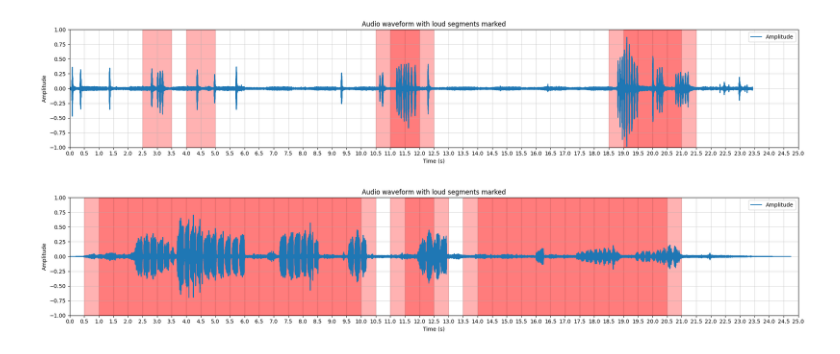
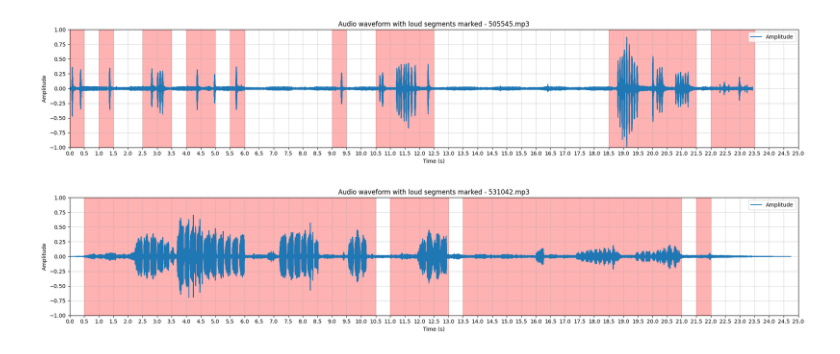
Before and after one commit to FathanAM0/Dasar-Kecerdasan-Artificial_Tugas-Besar, a Jupyter notebook: Dataset/code_labeling_xc.ipynb, the cells around one changed output. Cells and saved outputs as stored; diff of their text form; code cells hidden in the pictures.

```diff
--- a/Dataset/code_labeling_xc.ipynb
+++ b/Dataset/code_labeling_xc.ipynb
@@ -13,12 +14,13 @@ OVERLAP_DURATION = int(0.5 * SAMPLE_RATE)
 dir_data_xc = r"C:\Users\Lulay\Documents\GitHub\Dasar-Kecerdasan-Artificial_Tugas-Besar\Dataset\xeno-canto"
 # %%
 def load_and_plot(path, list_result):
+    file_name = os.path.basename(path)
     audio, sr = librosa.load(path, sr=SAMPLE_RATE)
     time_axis = np.linspace(0, len(audio) / sr, len(audio))
 
     plt.figure(figsize=(20, 4))
     plt.plot(time_axis, audio, label="Amplitude")
-    plt.title("Audio waveform with loud segments marked")
+    plt.title(f"Audio waveform with loud segments marked - {file_name}")
     plt.xlabel("Time (s)")
     plt.ylabel("Amplitude")
 
@@ -73,8 +75,8 @@ load_and_plot(dir_data_xc+"/498380.mp3",[[0.0, 1.0], [0.5, 1.5], [1.0, 2.0], [1.
 # %%
-load_and_plot(dir_data_xc+"/505545.mp3",[[2.5, 3.5], [4.0, 5.0], [10.5, 11.5], [11.0, 12.0], [11.5, 12.5], [18.5, 19.5], [19.0, 20.0], [19.5, 20.5], [20.0, 21.0], [20.5, 21.5]])
+load_and_plot(dir_data_xc+"/505545.mp3",[[0.0, 0.5], [1.0, 1.5], [2.5, 3.5], [4.0, 5.0], [5.5, 6.0], [9.0, 9.5], [10.5, 12.5], [18.5, 21.5], [22.0, 23.5]])
 # %% [output]
-[figure, old version]
+[figure, new version]
 # %%
-load_and_plot(dir_data_xc+"/531042.mp3",[[0.5, 1.5], [1.0, 2.0], [1.5, 2.5], [2.0, 3.0], [2.5, 3.5], [3.0, 4.0], [3.5, 4.5], [4.0, 5.0], [4.5, 5.5], [5.0, 6.0], [5.5, 6.5], [6.0, 7.0], [6.5, 7.5], [7.0, 8.0], [7.5, 8.5], [8.0, 9.0], [8.5, 9.5], [9.0, 10.0], [9.5, 10.5], [11.0, 12.0], [11.5, 12.5], [12.0, 13.0], [13.5, 14.5], [14.0, 15.0], [14.5, 15.5], [15.0, 16.0], [15.5, 16.5], [16.0, 17.0], [16.5, 17.5], [17.0, 18.0], [17.5, 18.5], [18.0, 19.0], [18.5, 19.5], [19.0, 20.0], [19.5, 20.5], [20.0, 21.0]])
+load_and_plot(dir_data_xc+"/531042.mp3",[[0.5, 10.5], [11.0, 13.0], [13.5, 21.0], [21.5, 22.0]])
 # %% [output]
-[figure, old version]
+[figure, new version]
```
Also changed, not shown: parts of 18 cells of this notebook, 2 other files.
